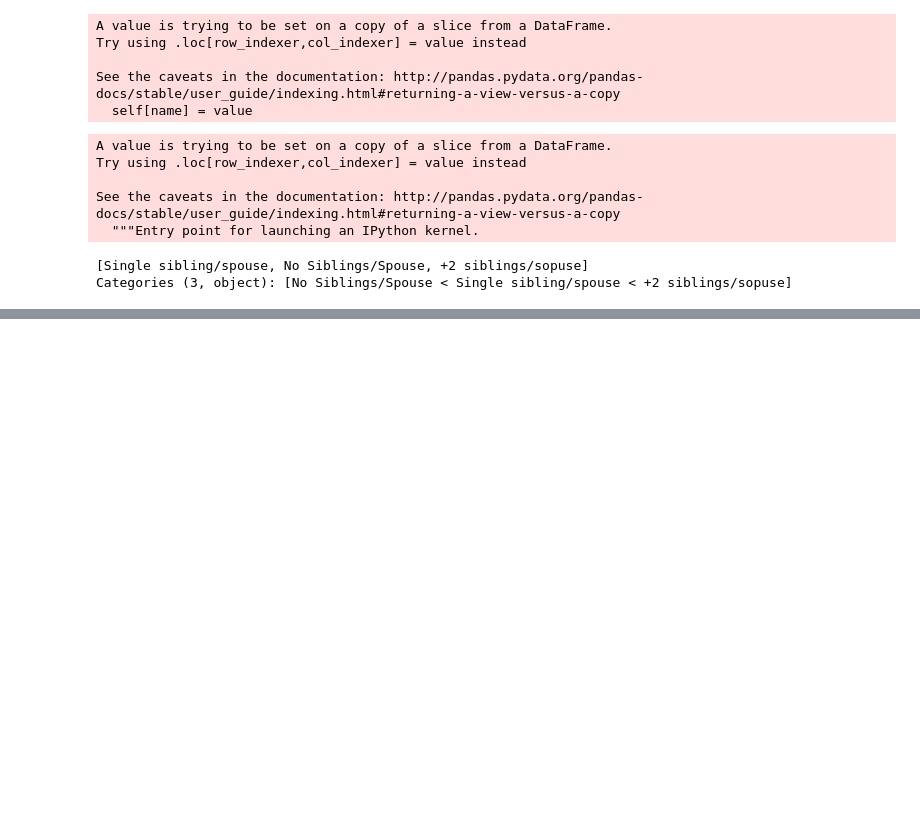
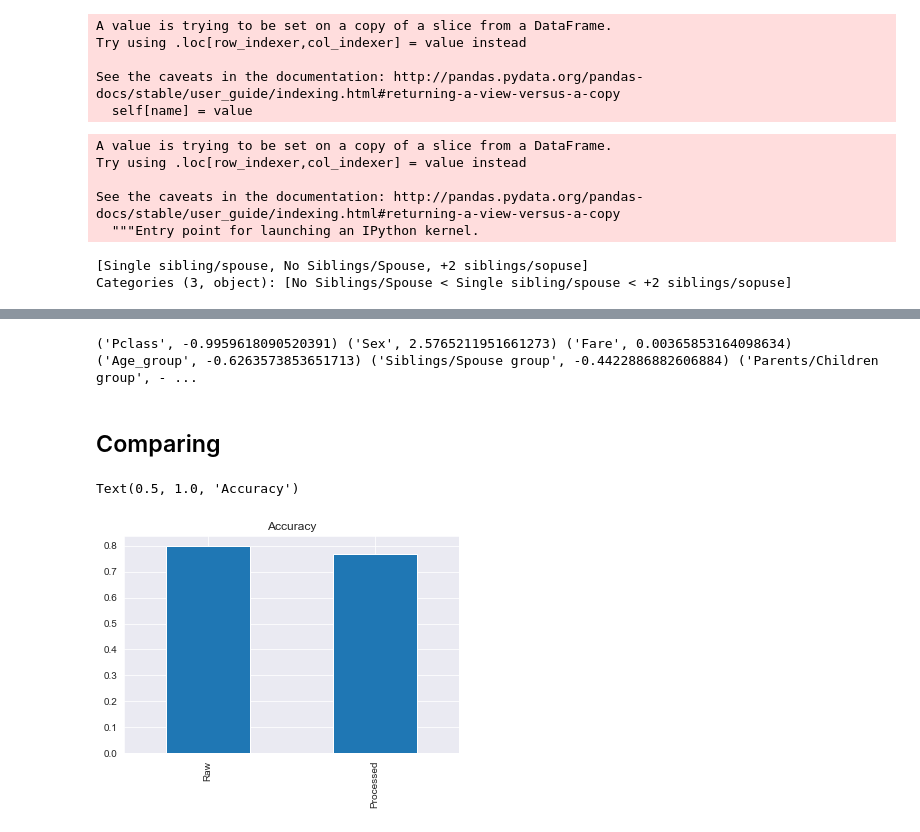
Before and after one commit to Ark93/Real-world_ml, a Jupyter notebook: chapter_3/titanic_dataset.ipynb, the cells around one changed output, grey strips where cells are left out. Cells and saved outputs as stored; diff of their text form; code cells hidden in the pictures; blank space fills up the shorter version.

```diff
--- a/chapter_3/titanic_dataset.ipynb
+++ b/chapter_3/titanic_dataset.ipynb
@@ -1081,0 +1125,2 @@ Categories (3, object): [No Siblings/Spouse < Single sibling/spouse < +2 sibling
+# %%
+clf = LogisticRegression(random_state=0).fit(x_training, y_training)
@@ -1081,0 +1138,10 @@ Categories (3, object): [No Siblings/Spouse < Single sibling/spouse < +2 sibling
+# %%
+y_pred = clf.predict(x_test)
+# %%
+acc_scr = accuracy_score(y_test, y_pred)
+print('Accuracy: {}'.format(acc_scr))
+f1_scr = f1_score(y_test, y_pred)
+print('F1: {}'.format(f1_scr))
+cf_mtx = confusion_matrix(y_test, y_pred)
+print('{}'.format(cf_mtx))
+results.append((acc_scr, f1_scr, cf_mtx))
@@ -1081,0 +1159,15 @@ Categories (3, object): [No Siblings/Spouse < Single sibling/spouse < +2 sibling
+# %%
+print(*zip(processed_data.columns,clf.coef_[0]))
+# %% [output]
+('Pclass', -0.9959618090520391) ('Sex', 2.5765211951661273) ('Fare', 0.00365853164098634) ('Age_group', -0.6263573853651713) ('Siblings/Spouse group', -0.4422886882606884) ('Parents/Children group', - ...
+# %% [markdown]
+## Comparing
+# %%
+results = pd.DataFrame(results, columns = ['Acc','F1','Matrix'])
+# %%
+ax =results.Acc.plot(kind='bar')
+ax.set_xticklabels(['Raw', 'Processed'])
+ax.set_title('Accuracy')
+# %% [output]
+Text(0.5, 1.0, 'Accuracy')
+[figure, added]
```
Also changed, not shown: parts of 64 cells of this notebook.
